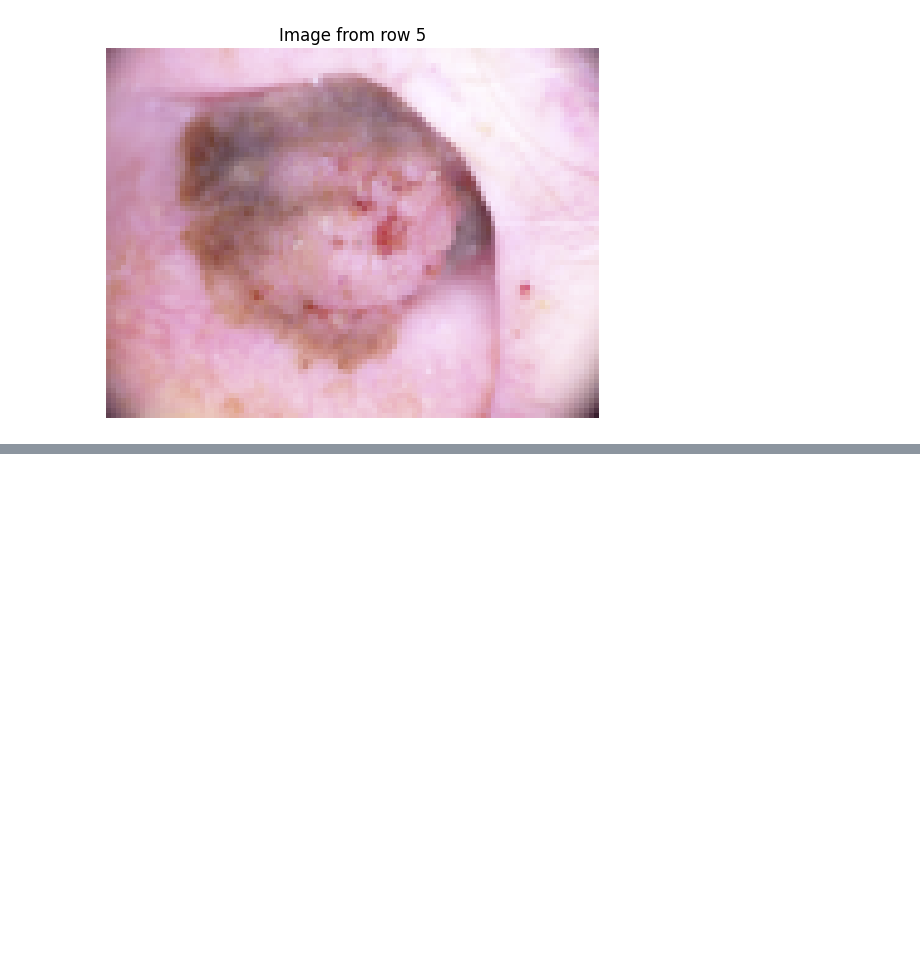
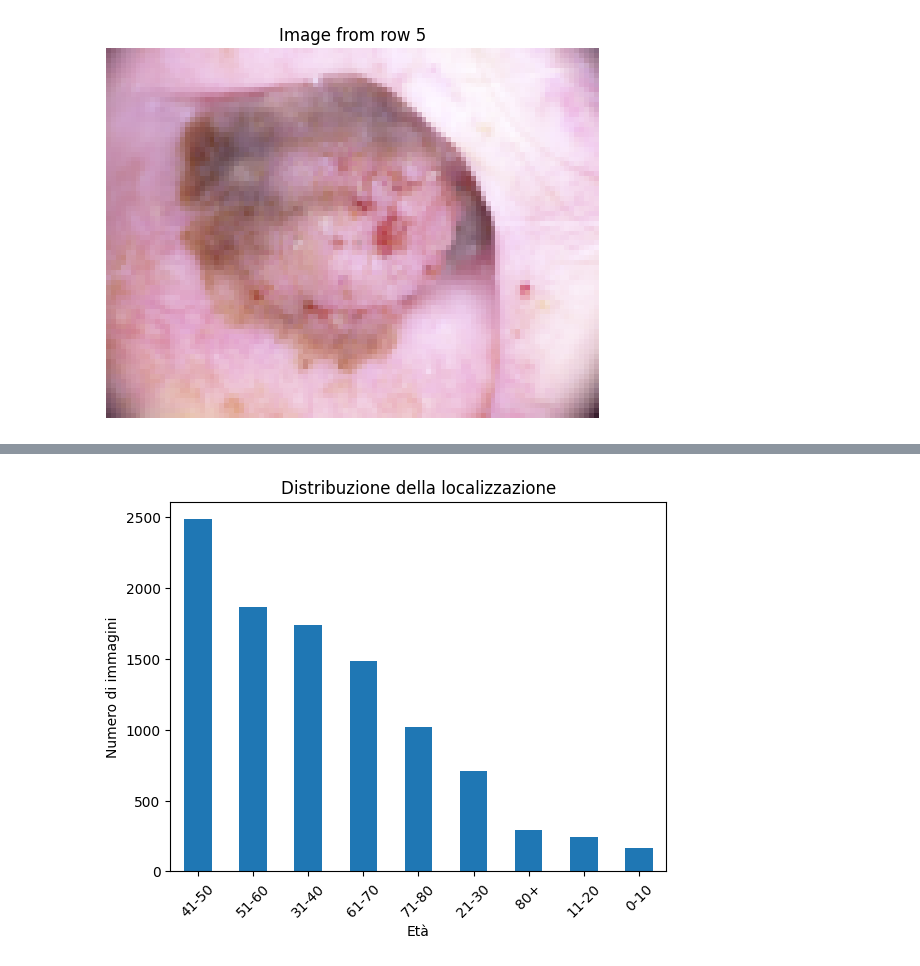
Before and after one commit to lorenzovaresio/AI_Medicine, a Jupyter notebook: Project.ipynb, the cells around one changed output, grey strips where cells are left out. Drawn from its saved outputs; the diff is of its cells as text; code cells hidden in the pictures; blank space fills up the shorter version.

```diff
--- a/Project.ipynb
+++ b/Project.ipynb
@@ -91,0 +295,12 @@ Prossimi step: dividere dataset in train e test, e poi capire cosa vogliamo prov
+# %%
+# @title
+df.age_group.value_counts(normalize = True)
+df['age_group'].value_counts().plot(kind='bar')
+
+plt.title('Distribuzione della localizzazione')
+plt.xlabel('Età')
+plt.ylabel('Numero di immagini')
+plt.xticks(rotation=45)
+plt.show()
+# %% [output]
+[figure, added]
```
Also changed, not shown: parts of 32 cells of this notebook.
